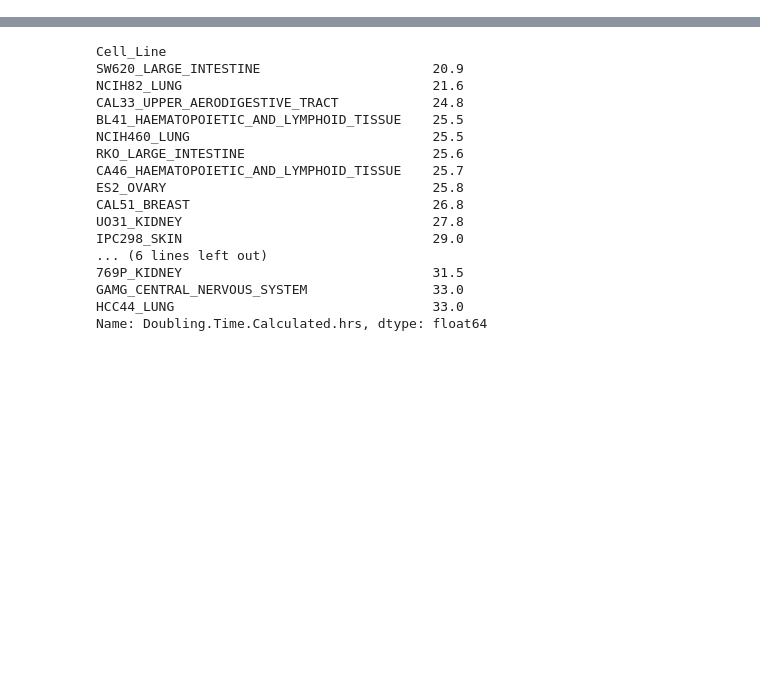
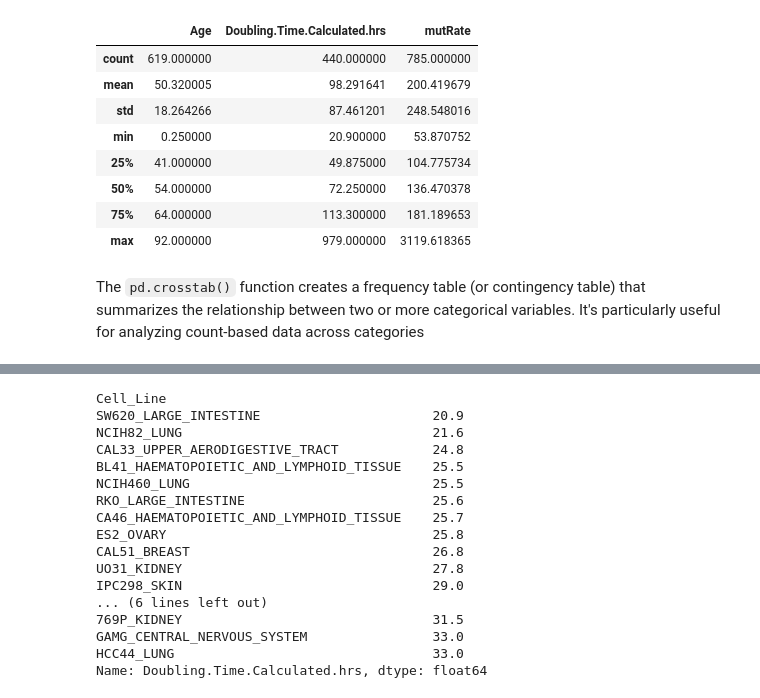
Before and after one commit to jpreall/SeqTech_2024, a Jupyter notebook: CCLE_SeqTech24.ipynb, the cells around one changed output, grey strips where cells are left out. Drawn from its saved outputs; the diff is of its cells as text; code cells hidden in the pictures; blank space fills up the shorter version.

````diff
--- a/CCLE_SeqTech24.ipynb
+++ b/CCLE_SeqTech24.ipynb
@@ -43,0 +54,16 @@ Index(['depMapID', 'Name', 'Pathology', 'Site_Primary', 'Site_Subtype1',
+# %%
+# Numerical columns can be summarized with the .describe() method
+meta.describe()
+# %% [output]
+|  | Age | Doubling.Time.Calculated.hrs | mutRate |
+| count | 619.000000 | 440.000000 | 785.000000 |
+| mean | 50.320005 | 98.291641 | 200.419679 |
+| std | 18.264266 | 87.461201 | 248.548016 |
+| min | 0.250000 | 20.900000 | 53.870752 |
+| 25% | 41.000000 | 49.875000 | 104.775734 |
+| 50% | 54.000000 | 72.250000 | 136.470378 |
+| 75% | 64.000000 | 113.300000 | 181.189653 |
+| max | 92.000000 | 979.000000 | 3119.618365 |
+# %% [markdown]
+
+The ```pd.crosstab()``` function creates a frequency table (or contingency table) that summarizes the relationship between two or more categorical variables. It's particularly useful for analyzing count-based data across categories
````
Also changed, not shown: parts of 16 cells of this notebook, 1 other file.
